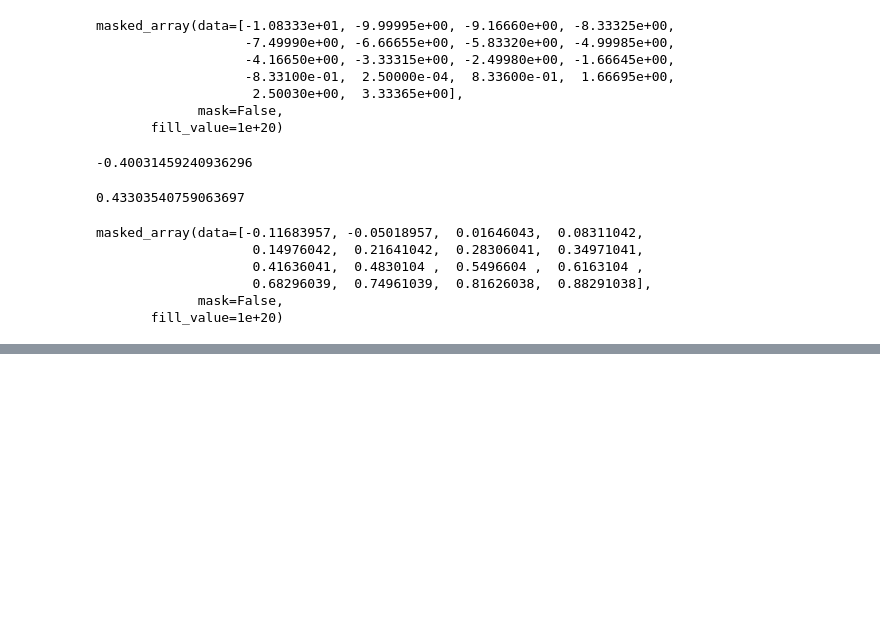
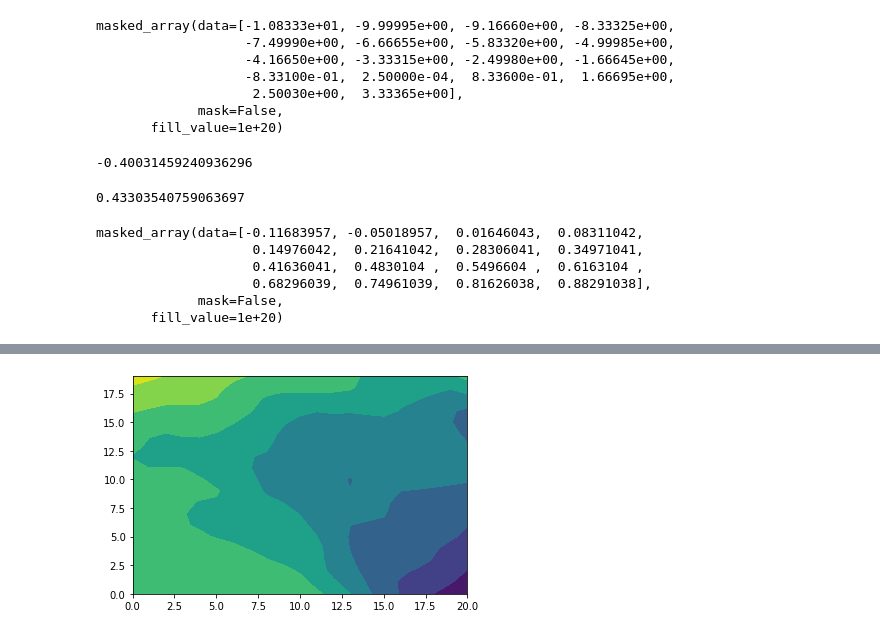
Before and after one commit to Rilwan-Adewoyin/TRUNET, a Jupyter notebook: Testing Data Load.ipynb, the cells around one changed output, grey strips where cells are left out. Drawn from its saved outputs; the diff is of its cells as text; code cells hidden in the pictures; blank space fills up the shorter version.

```diff
--- a/Testing Data Load.ipynb
+++ b/Testing Data Load.ipynb
@@ -517,0 +861,4 @@ masked_array(data=[-0.11683957, -0.05018957,  0.01646043,  0.08311042,
+# %%
+g = plt.contourf(*ds_mf_new.variables['air_temperature'][:1])
+# %% [output]
+[figure, added]
```
Also changed, not shown: parts of 27 cells of this notebook, 7 other files.
